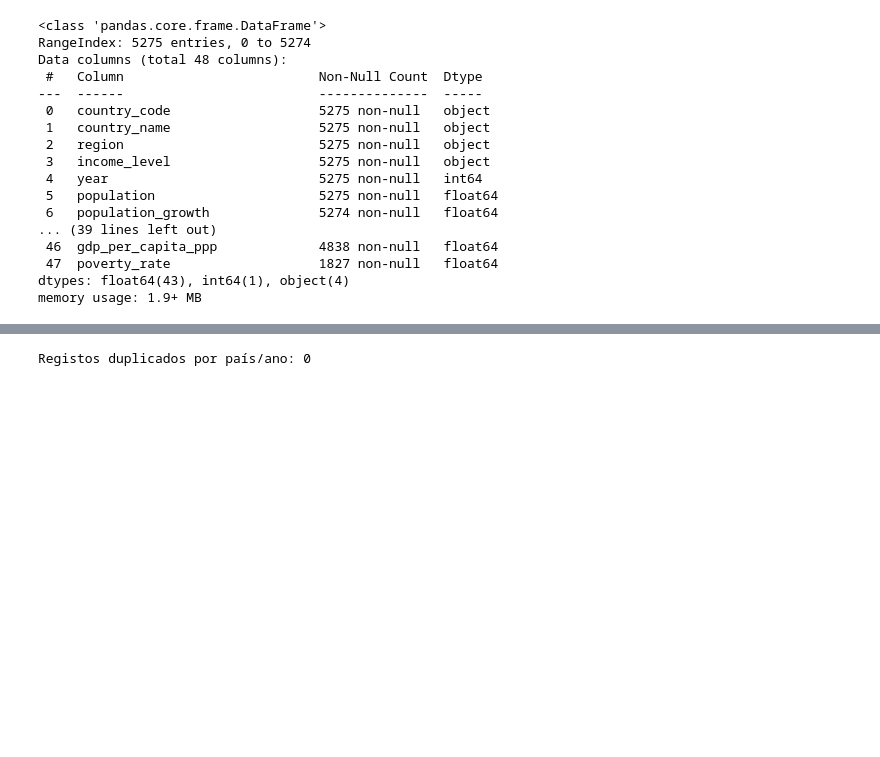
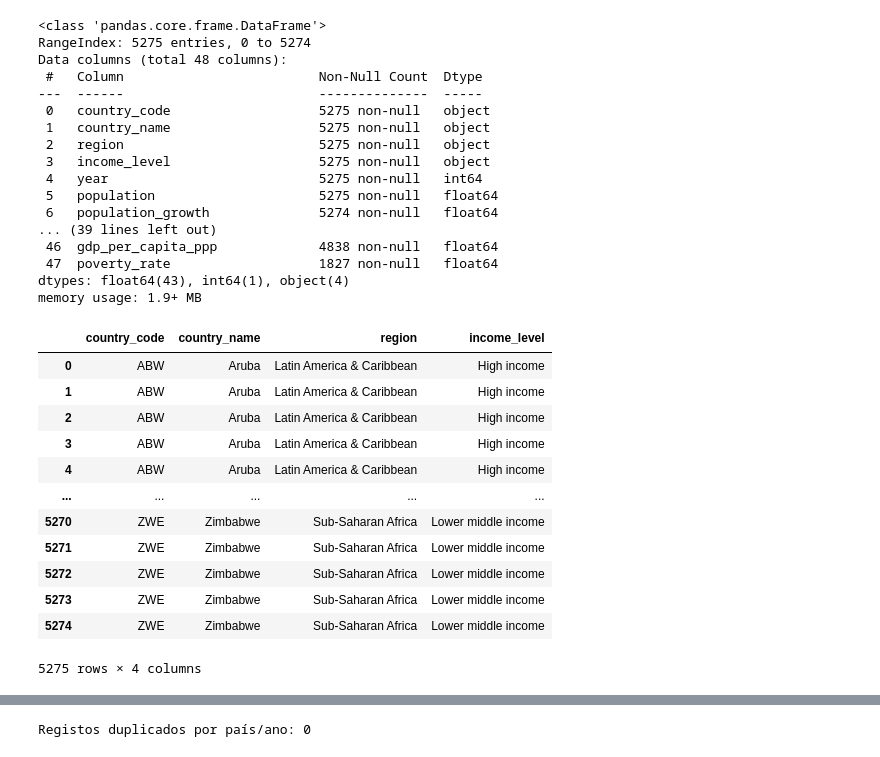
Before and after one commit to matilde-quiterio/Data-visualization, a Jupyter notebook: notebook.ipynb, the cells around one changed output, grey strips where cells are left out. Cells and saved outputs as stored; diff of their text form; code cells hidden in the pictures; blank space fills up the shorter version.

```diff
--- a/notebook.ipynb
+++ b/notebook.ipynb
@@ -116,4 +125,20 @@ Data columns (total 48 columns):
  47  poverty_rate                   1827 non-null   float64
 dtypes: float64(43), int64(1), object(4)
 memory usage: 1.9+ MB
+# %%
+display(df_health_indicators.select_dtypes(include=['object']))
+# %% [output]
+|  | country_code | country_name | region | income_level |
+| 0 | ABW | Aruba | Latin America & Caribbean | High income |
+| 1 | ABW | Aruba | Latin America & Caribbean | High income |
+| 2 | ABW | Aruba | Latin America & Caribbean | High income |
+| 3 | ABW | Aruba | Latin America & Caribbean | High income |
+| 4 | ABW | Aruba | Latin America & Caribbean | High income |
+| ... | ... | ... | ... | ... |
+| 5270 | ZWE | Zimbabwe | Sub-Saharan Africa | Lower middle income |
+| 5271 | ZWE | Zimbabwe | Sub-Saharan Africa | Lower middle income |
+| 5272 | ZWE | Zimbabwe | Sub-Saharan Africa | Lower middle income |
+| 5273 | ZWE | Zimbabwe | Sub-Saharan Africa | Lower middle income |
+| 5274 | ZWE | Zimbabwe | Sub-Saharan Africa | Lower middle income |
+5275 rows × 4 columns
 # %%
```
Also changed, not shown: parts of 19 cells of this notebook.
